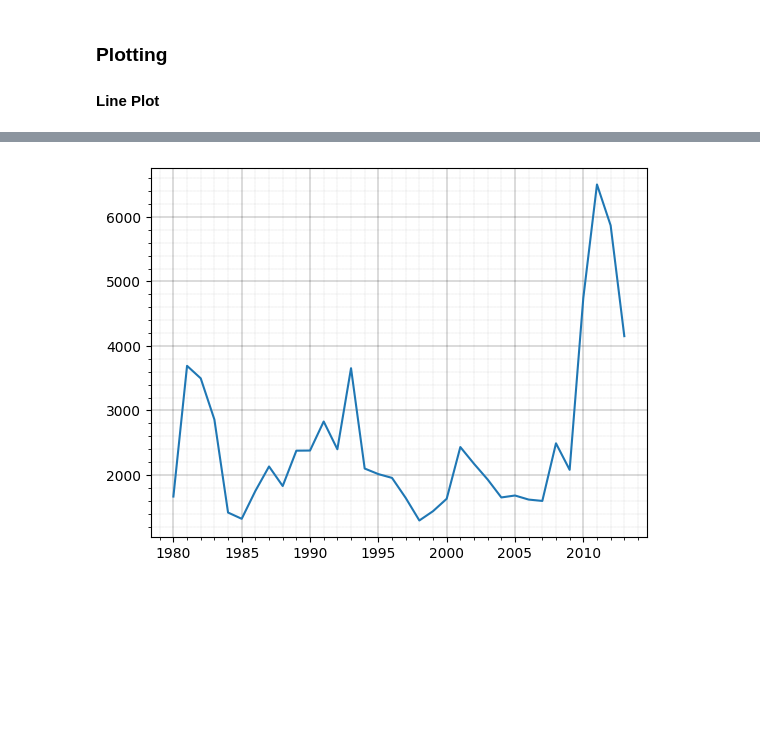
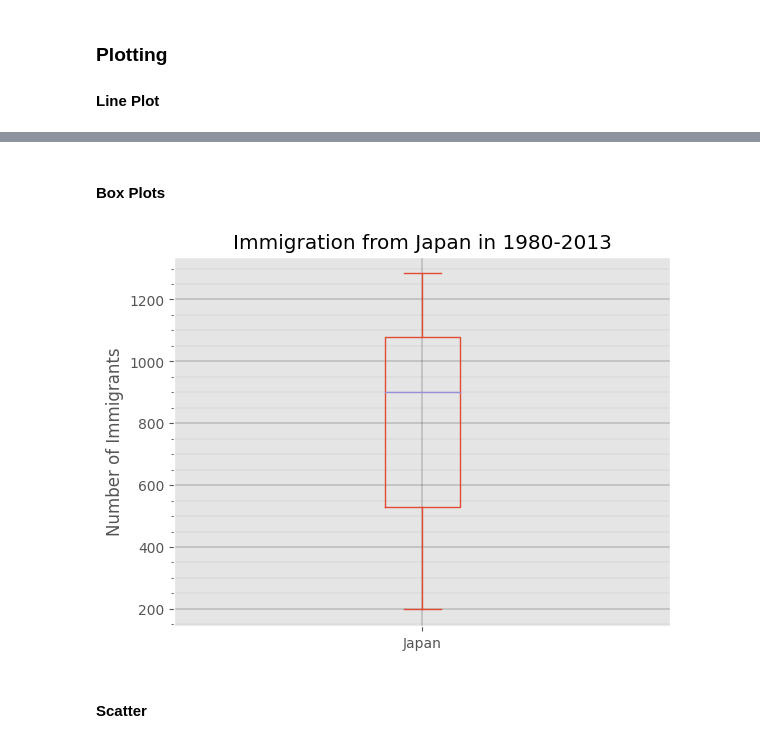
Before and after one commit to BradfordMutemi/datavisualization, a Jupyter notebook: datavisualization.ipynb, the cells around one changed output, grey strips where cells are left out. Cells and saved outputs as stored; diff of their text form; code cells hidden in the pictures; blank space fills up the shorter version.

```diff
--- a/datavisualization.ipynb
+++ b/datavisualization.ipynb
@@ -1,7 +1,12 @@
 # %%
 import pandas as pd
 import numpy as np
+import matplotlib as mpl
 import matplotlib.pyplot as plt
+from importlib import reload
+plt=reload(plt)
+
+mpl.style.use(['ggplot'])
 # %%
 df_can = pd.read_excel('Canada.xlsx',
                 sheet_name='Canada by Citizenship',
@@ -61,0 +139,16 @@ df_can.head()
+# %%
+# Plot Immigration from Iceland to Canada from 1980 to 2013
+df_can.loc['Iceland', years].index = df_can.loc['Iceland', years].index.map(int)
+df_can.loc['Iceland', years].plot(kind='bar')
+
+
+plt.title('Immigration From Iceland to Canada from 1980 to 2013')
+plt.ylabel('Number of Immigrants')
+plt.xlabel('Year')
+
+# Use grid lines
+plt.minorticks_on()
+plt.grid(which='major', linestyle='-', linewidth='.2', color='black')
+plt.grid(which='minor', linestyle=':', linewidth='.1', color='black')
+
+plt.show()
@@ -62,12 +205,24 @@ df_can.head()
+# %% [markdown]
+#### Box Plots
 # %%
-years = list(range(1980,2014))
+#Getting the data
+df_japan = df_can.loc[['Japan'], years]
+df_japan = df_japan.T
 
-df_can.loc['Haiti', years].plot(kind='line')
-plt.title='Immigration From Haiti'
-plt.ylable='Number of Immigrants'
-plt.xlabel='Years'
+#Plotting
+df_japan.plot(kind='box')
+
+#Labeling the Chart
+plt.title('Immigration from Japan in 1980-2013')
+plt.ylabel('Number of Immigrants')
+
+# Use grid lines
 plt.minorticks_on()
 plt.grid(which='major', linestyle='-', linewidth='.2', color='black')
 plt.grid(which='minor', linestyle=':', linewidth='.1', color='black')
+
+plt.show()
 # %% [output]
-[figure, old version]
+[figure, new version]
+# %% [markdown]
+#### Scatter
```
Also changed, not shown: parts of 17 cells of this notebook.
